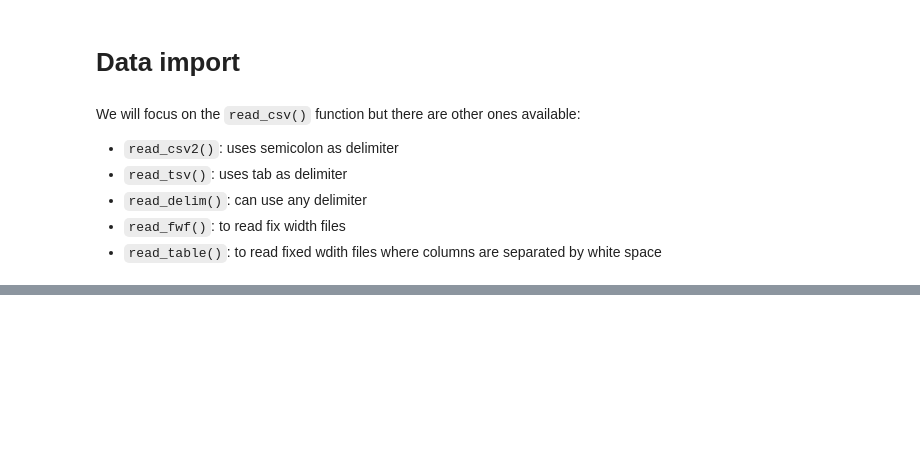
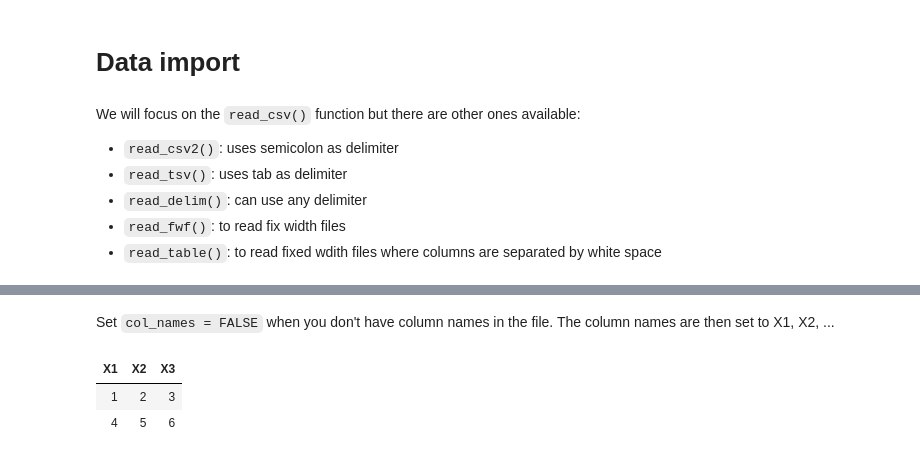
Before and after one commit to ambujtewari/stats306-fall2017, a Jupyter notebook: Lecture11.ipynb, the cells around one changed output, grey strips where cells are left out. Saved outputs shown, nothing was run; the diff lists cells and outputs as text; code cells hidden in the pictures; blank space fills up the shorter version.

```diff
--- a/Lecture11.ipynb
+++ b/Lecture11.ipynb
@@ -277,0 +323,10 @@ ERROR: Error in open.connection(con, "rb"): Peer certificate cannot be authentic
+# %% [markdown]
+Set `col_names = FALSE` when you don't have column names in the file. The column names are then set to X1, X2, ...
+# %%
+read_csv("1, 2, 3
+4, 5, 6
+", col_names = FALSE)
+# %% [output]
+| X1 | X2 | X3 |
+| 1 | 2 | 3 |
+| 4 | 5 | 6 |
```
Also changed, not shown: parts of 18 cells of this notebook.
